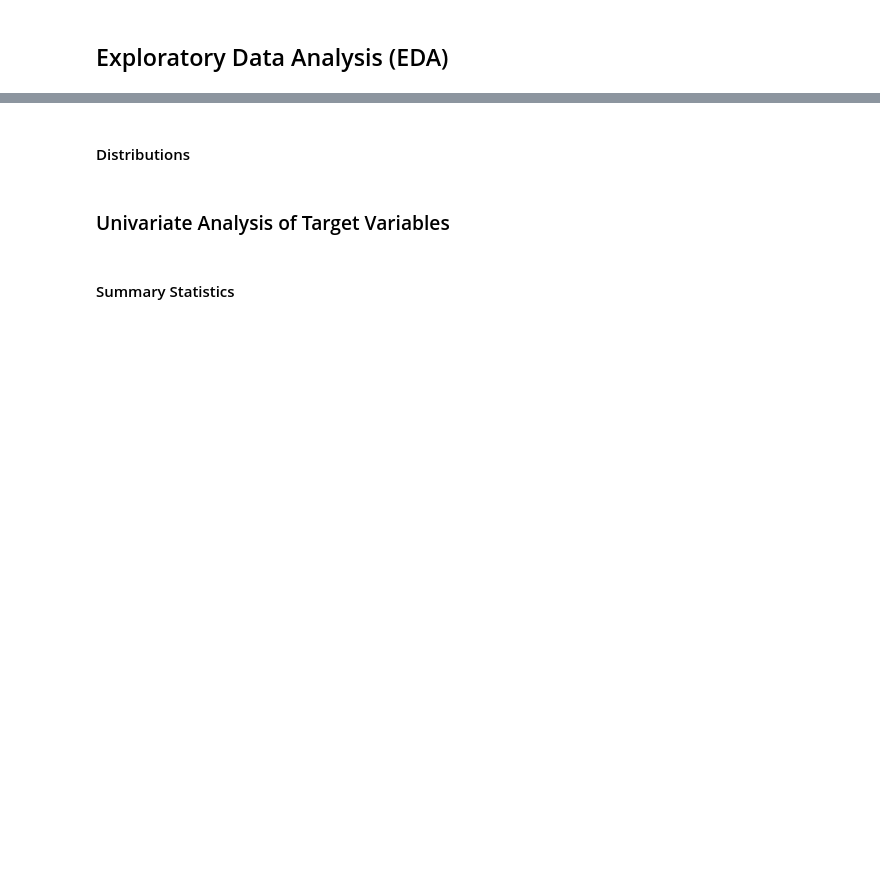
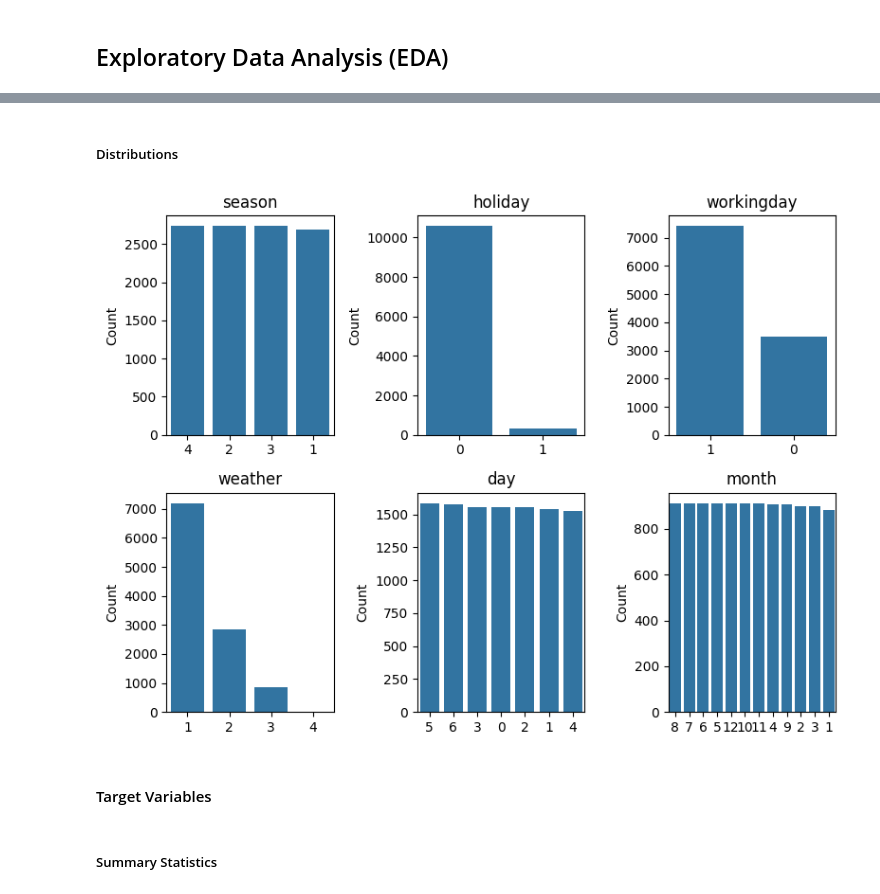
Before and after one commit to jay-watt/bike_sharing, a Jupyter notebook: notebooks/data_analysis.ipynb, the cells around one changed output, grey strips where cells are left out. Saved outputs shown, nothing was run; the diff lists cells and outputs as text; code cells hidden in the pictures; blank space fills up the shorter version.

```diff
--- a/notebooks/data_analysis.ipynb
+++ b/notebooks/data_analysis.ipynb
@@ -164,22 +264,27 @@ train_data_processed[categorical].describe()
 # %% [markdown]
-#### Distributions
+##### Distributions
 # %%
-num_rows, num_cols = calculate_subplots_layout(categorical)
-fig, axes = plt.subplots(num_rows, num_cols, figsize=(8, 6))
-axes = axes.flatten()
+def plot_categorical_distributions(categorical, data):
+    num_rows, num_cols = calculate_subplots_layout(categorical)
+    fig, axes = plt.subplots(num_rows, num_cols, figsize=(8, 6))
+    axes = axes.flatten()
 
-for i, col in enumerate(categorical):
-    sns.countplot(data=train_data_processed, x=col,
-                  ax=axes[i], order=train_data_processed[col].value_counts().index)
-    axes[i].set_title(col)
-    axes[i].set_xlabel('')
-    axes[i].set_ylabel('Count')
+    for i, col in enumerate(categorical):
+        sns.countplot(data=train_data_processed, x=col,
+                    ax=axes[i], order=train_data_processed[col].value_counts().index)
+        axes[i].set_title(col)
+        axes[i].set_xlabel('')
+        axes[i].set_ylabel('Count')
 
-plt.tight_layout()
-plt.show()
+    plt.tight_layout()
+    plt.show()
+
+plot_categorical_distributions(categorical, train_data_processed)
+# %% [output]
+[figure, added]
 # %% [markdown]
-### Univariate Analysis of Target Variables
+#### Target Variables
 # %% [markdown]
-#### Summary Statistics
+##### Summary Statistics
 # %%
 calculate_numerical_statistics(TARGET_VARIABLES, train_data_processed)
```
Also changed, not shown: parts of 50 cells of this notebook.
